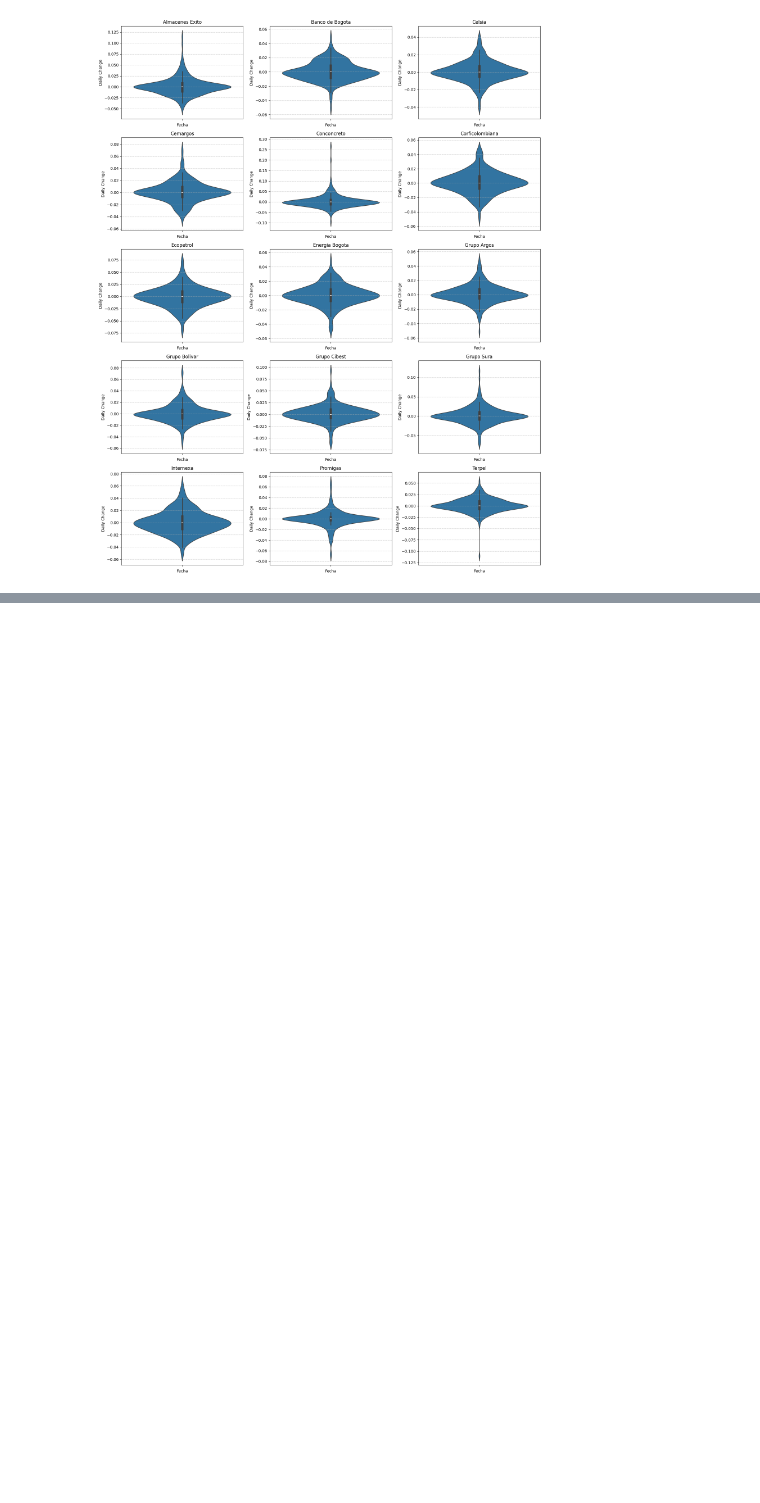
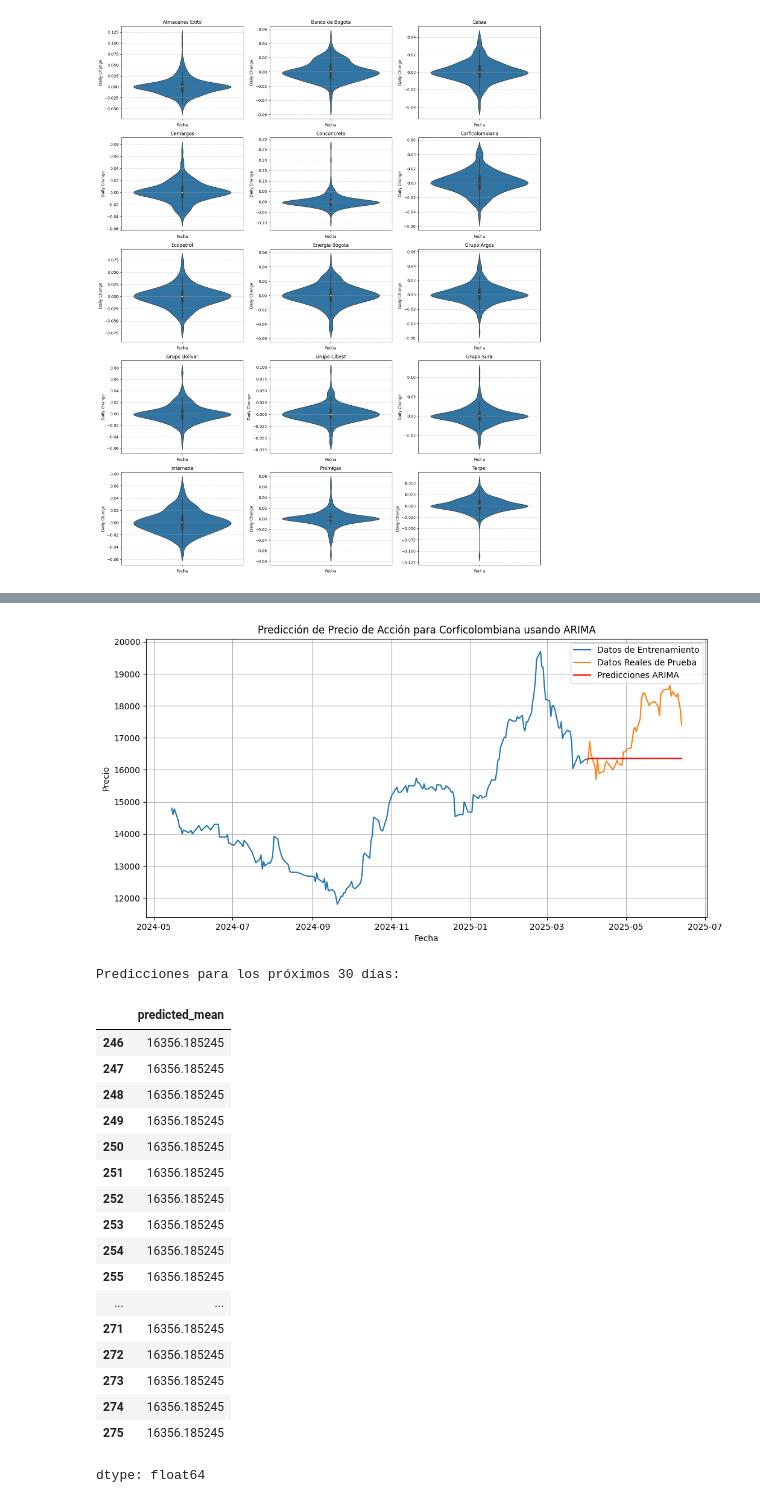
Before and after one commit to mugaso/Data-Science-1, a Jupyter notebook: Proyecto_clase/Proyecto_final_Miguel_Muñoz.ipynb, the cells around one changed output, grey strips where cells are left out. Cells and saved outputs as stored; diff of their text form; code cells hidden in the pictures; blank space fills up the shorter version.

```diff
--- a/Proyecto_clase/Proyecto_final_Miguel_Muñoz.ipynb
+++ b/Proyecto_clase/Proyecto_final_Miguel_Muñoz.ipynb
@@ -239,3 +248,56 @@ plt.tight_layout()
 plt.show()
 # %% [output]
 [figure]
+# %%
+
+
+import matplotlib.pyplot as plt
+import numpy as np
+
+!pip install pmdarima statsmodels
+
+from statsmodels.tsa.arima.model import ARIMA
+from sklearn.model_selection import train_test_split
+from sklearn.metrics import mean_squared_error
+import warnings
+
+warnings.filterwarnings("ignore")
+
+
+stock_to_predict = 'Corficolombiana'
+stock_data_single = precio_acciones_fragmentada[precio_acciones_fragmentada['Stock'] == stock_to_predict].copy()
+stock_data_single.set_index('Fecha', inplace=True)
+stock_data_single = stock_data_single['Price'].dropna() # Asegurarse de no tener NaN
+
+# Dividir los datos en entrenamiento y prueba
+train_size = int(len(stock_data_single) * 0.8)
+train_data, test_data = stock_data_single[0:train_size], stock_data_single[train_size:]
+
+# Definir el orden del modelo ARIMA (p, d, q)
+p, d, q = 5, 1, 0
+
+# Entrenar el modelo ARIMA
+model = ARIMA(train_data, order=(p, d, q))
+model_fit = model.fit()
+
+# Realizar predicciones sobre el conjunto de prueba
+predictions = model_fit.predict(start=len(train_data), end=len(stock_data_single) - 1)
+
+
+# Visualizar los resultados
+plt.figure(figsize=(12, 6))
+plt.plot(train_data.index, train_data, label='Datos de Entrenamiento')
+plt.plot(test_data.index, test_data, label='Datos Reales de Prueba')
+plt.plot(test_data.index, predictions, label='Predicciones ARIMA', color='red')
+plt.title(f'Predicción de Precio de Acción para {stock_to_predict} usando ARIMA')
+plt.xlabel('Fecha')
+plt.ylabel('Precio')
+plt.legend()
+plt.grid(True)
+plt.show()
+
+# Ejemplo de predicción a futuro (por ejemplo, los próximos 30 días)
+future_forecast = model_fit.predict(start=len(stock_data_single), end=len(stock_data_single) + 29)
+print("\nPredicciones para los próximos 30 días:")
+future_forecast
+# %% [output]
@@ -241,0 +322,20 @@ plt.show()
+[figure, added]
+Predicciones para los próximos 30 días:
+|  | predicted_mean |
+| 246 | 16356.185245 |
+| 247 | 16356.185245 |
+| 248 | 16356.185245 |
+| 249 | 16356.185245 |
+| 250 | 16356.185245 |
+| 251 | 16356.185245 |
+| 252 | 16356.185245 |
+| 253 | 16356.185245 |
+| 254 | 16356.185245 |
+| 255 | 16356.185245 |
+| ... | ... |
+| 271 | 16356.185245 |
+| 272 | 16356.185245 |
+| 273 | 16356.185245 |
+| 274 | 16356.185245 |
+| 275 | 16356.185245 |
+dtype: float64
```
Also changed, not shown: parts of 3 cells of this notebook.
